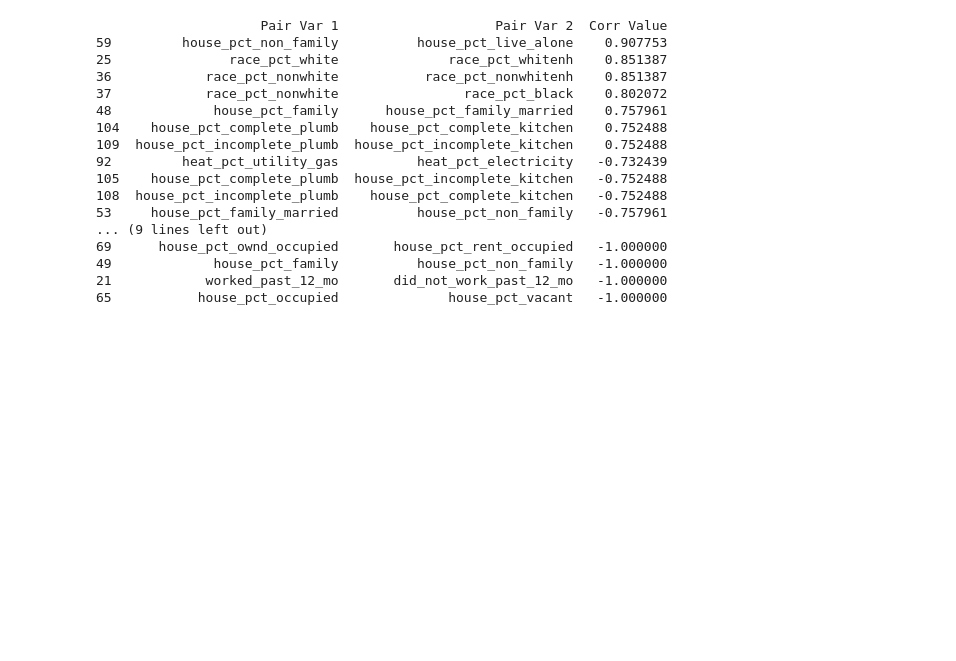
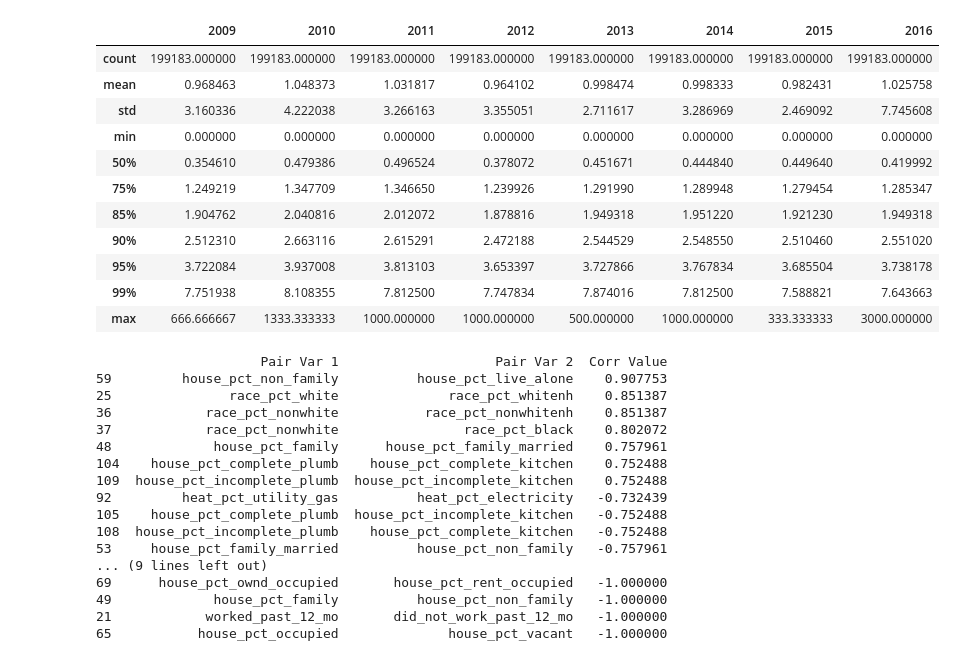
Before and after one commit to DataKind-DC/rcp2, a Jupyter notebook: Code/Models/NFIRS_Block_level.ipynb, the cells around one changed output. Drawn from its saved outputs; the diff is of its cells as text; code cells hidden in the pictures; blank space fills up the shorter version.

```diff
--- a/Code/Models/NFIRS_Block_level.ipynb
+++ b/Code/Models/NFIRS_Block_level.ipynb
@@ -128,33 +154,48 @@ ACS.dropna(inplace = True)
 # %%
 # Extract GEOIDs of census blocks that were not present in the nfirs dataset
 missing_GEOIDS_df = ACS[~ACS.index.isin(nfirs.index.tolist())]
 missing_GEOIDS=set(missing_GEOIDS_df.index)
 
 ## Adjust total fires per year by the population counts
 
 # Creates dataframe that shows the number of fires in each census block each year
 fires =  pd.crosstab(nfirs.index,nfirs['year'])
 fires.index.rename('GEOID',inplace = True)
 
 # Grab total population values pulled from ACS dataframe and assign to each census block in NFIRS dataframe
 fires = fires.merge(tot_pop, how = 'left', left_index = True, right_index = True)
 
 # Remove resulting NaN/infinity values following merge
 fires.replace([np.inf, -np.inf], np.nan,inplace = True)
 fires.dropna(inplace = True)
 
 # drop rows with no population count
 fires = fires[fires['tot_population'] != 0 ]
 
 # population adjustment
-fires.loc[:,'2009':'2016'] = fires.loc[:,'2009':'2016'].div(fires['tot_population'], axis = 'index') * 1000
-fires = fires.loc[:,:'2016']
-
-# view fires by year across geoids; displays additional information regarding # of fires in higher percentile categories
-fires.describe(percentiles=[.75, .85, .9 ,.95, .99])
+fires = fires.div(fires['tot_population'], axis = 'index') * 1000
+fires = fires.iloc[:,:-1]
+fires.replace(0,np.nan)
 
 # define variables to indicate census blocks in the top 10% percent of fire risk scores
 top10 = fires > fires.quantile(.9)
+
+
+# view fires by year across geoids; displays additional information regarding # of fires in higher percentile categories
+#fires.describe(percentiles=[.75, .85, .9 ,.95, .99])
+# %% [output]
+|  | 2009 | 2010 | 2011 | 2012 | 2013 | 2014 | 2015 | 2016 |
+| count | 199183.000000 | 199183.000000 | 199183.000000 | 199183.000000 | 199183.000000 | 199183.000000 | 199183.000000 | 199183.000000 |
+| mean | 0.968463 | 1.048373 | 1.031817 | 0.964102 | 0.998474 | 0.998333 | 0.982431 | 1.025758 |
+| std | 3.160336 | 4.222038 | 3.266163 | 3.355051 | 2.711617 | 3.286969 | 2.469092 | 7.745608 |
+| min | 0.000000 | 0.000000 | 0.000000 | 0.000000 | 0.000000 | 0.000000 | 0.000000 | 0.000000 |
+| 50% | 0.354610 | 0.479386 | 0.496524 | 0.378072 | 0.451671 | 0.444840 | 0.449640 | 0.419992 |
+| 75% | 1.249219 | 1.347709 | 1.346650 | 1.239926 | 1.291990 | 1.289948 | 1.279454 | 1.285347 |
+| 85% | 1.904762 | 2.040816 | 2.012072 | 1.878816 | 1.949318 | 1.951220 | 1.921230 | 1.949318 |
+| 90% | 2.512310 | 2.663116 | 2.615291 | 2.472188 | 2.544529 | 2.548550 | 2.510460 | 2.551020 |
+| 95% | 3.722084 | 3.937008 | 3.813103 | 3.653397 | 3.727866 | 3.767834 | 3.685504 | 3.738178 |
+| 99% | 7.751938 | 8.108355 | 7.812500 | 7.747834 | 7.874016 | 7.812500 | 7.588821 | 7.643663 |
+| max | 666.666667 | 1333.333333 | 1000.000000 | 1000.000000 | 500.000000 | 1000.000000 | 333.333333 | 3000.000000 |
 # %%
 # function to create histogram of with # of fires on x-axis and # of census blocks on y-axis
 def plotFires(df):
```
Also changed, not shown: parts of 5 cells of this notebook, 1 other file.
